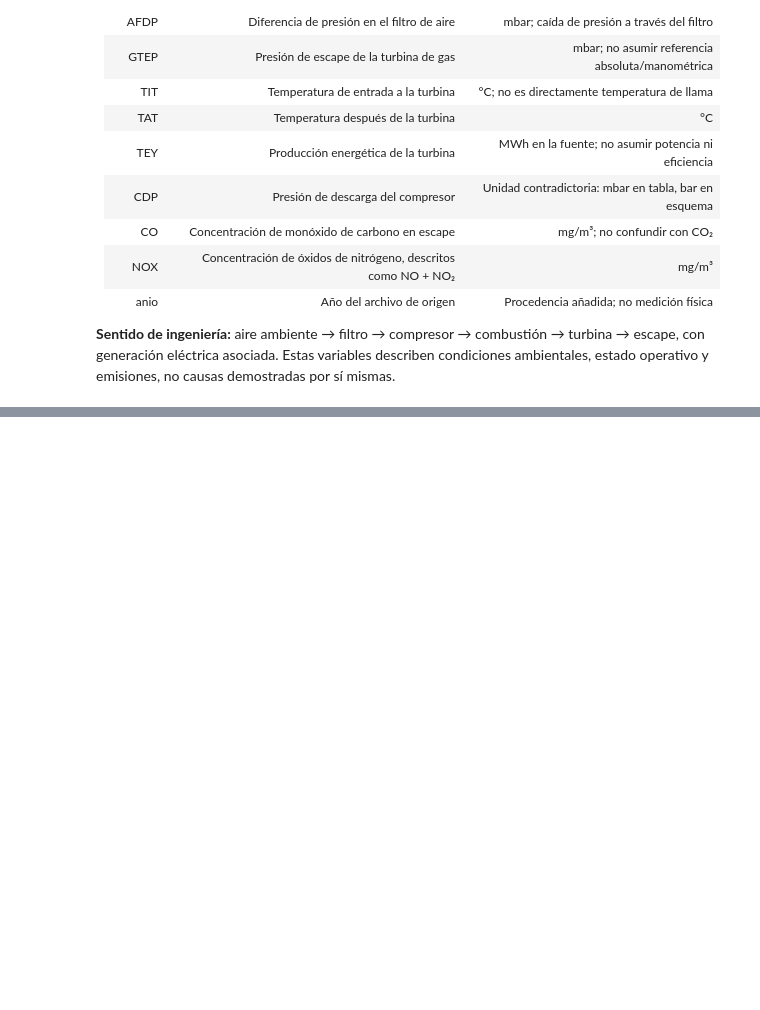
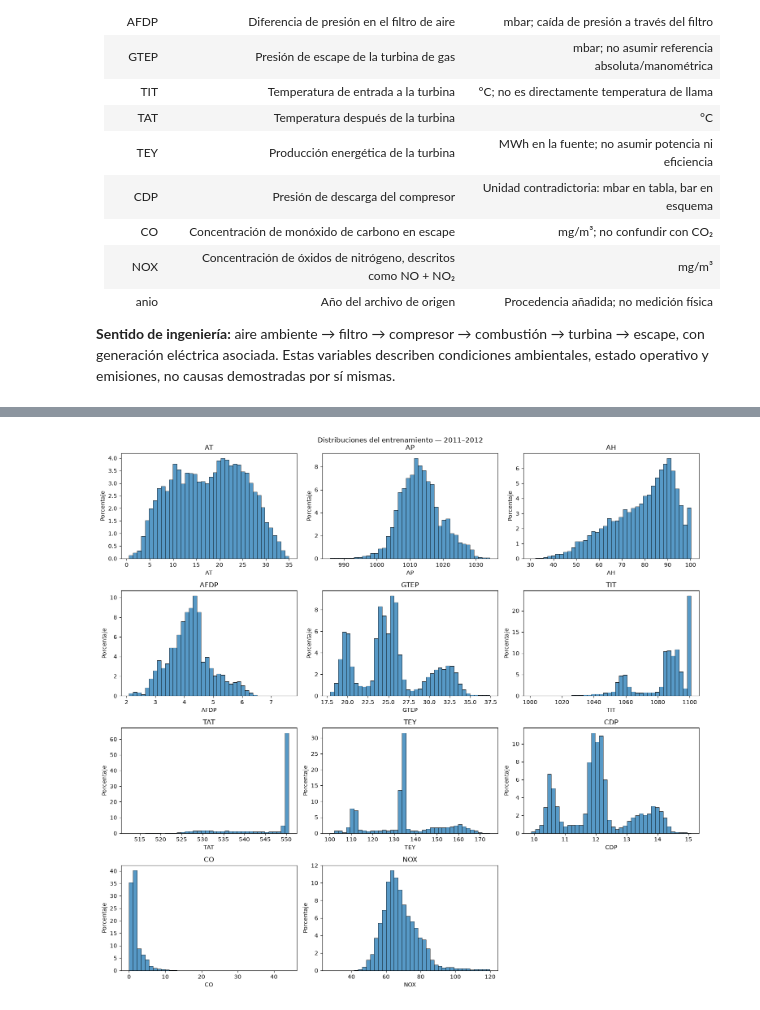
Before and after one commit to Adr1anBaz/analitica-datos-turbina, a Jupyter notebook: notebooks/01_carga_y_variables.ipynb, the cells around one changed output, grey strips where cells are left out. Cells and saved outputs as stored; diff of their text form; code cells hidden in the pictures; blank space fills up the shorter version.

```diff
--- a/notebooks/01_carga_y_variables.ipynb
+++ b/notebooks/01_carga_y_variables.ipynb
@@ -99,0 +177,23 @@ Detalle documental: [diccionario de variables](../docs/VARIABLES.md).
+# %%
+columnas = df.columns.drop('anio')
+
+fig, axes = plt.subplots(4, 3, figsize=(15, 14))
+
+for columna, ax in zip(columnas, axes.flat):
+    sns.histplot(
+        data=df_entrenamiento,
+        x=columna,
+        bins=40,
+        stat='percent',
+        ax=ax
+    )
+    ax.set_title(columna)
+    ax.set_ylabel('Porcentaje')
+
+axes.flat[-1].set_visible(False)
+
+fig.suptitle('Distribuciones del entrenamiento — 2011–2012')
+plt.tight_layout()
+plt.show()
+# %% [output]
+[figure, added]
```
Also changed, not shown: parts of 18 cells of this notebook, 12 other files.
